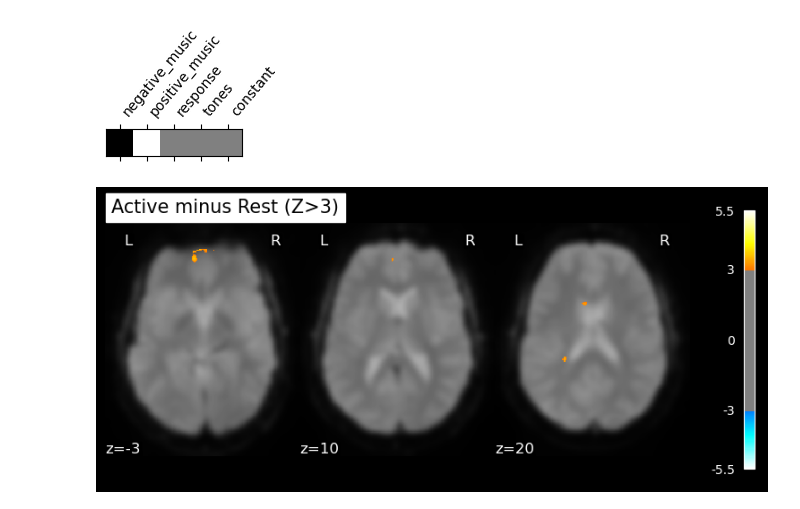
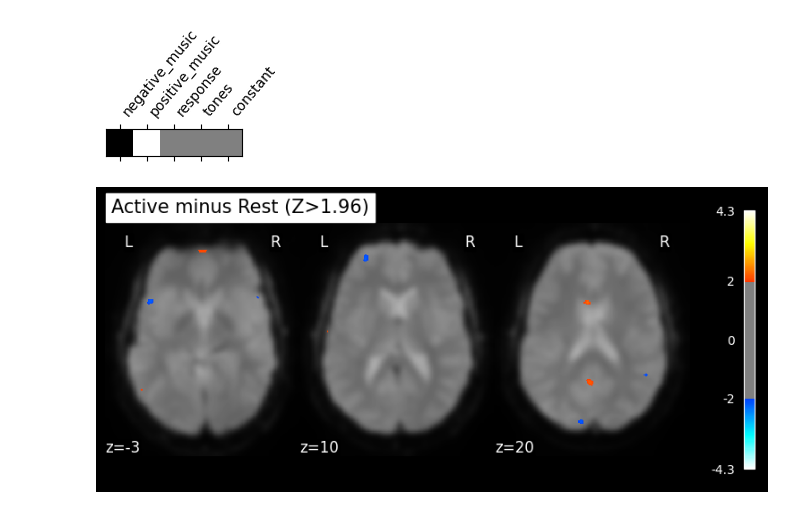
Before and after one commit to NicolasRR/NSSP, a Jupyter notebook: glm.ipynb, the cells around one changed output. Cells and saved outputs as stored; diff of their text form; code cells hidden in the pictures.

```diff
--- a/glm.ipynb
+++ b/glm.ipynb
@@ -73,4 +81,5 @@ for df in events_list:
 # %%
-data = fmri_img.dataobj[...,:105]
+# data = fmri_img.dataobj[...,:105*2]
 
-target_img = nib.Nifti1Image(data,fmri_img.affine, fmri_img.header)
+# target_img = nib.Nifti1Image(data,fmri_img.affine, fmri_img.header)
+# del fmri_img
@@ -88,7 +87,7 @@ fsleyesDisplay.resetOverlays()
 import json
 
 # Load JSON data from a file
-with open("./task-music_bold.json", 'r') as file:
+with open(sample_path+"/task-music_bold.json", 'r') as file:
     data = json.load(file)
 
 TR = data['RepetitionTime']
@@ -104,13 +100,11 @@ TR = data['RepetitionTime']
 from nilearn.glm.first_level import make_first_level_design_matrix, FirstLevelModel
 
 # Specify what sort of GLM we want (nature of the noise, repetition time of the data and other parameters)
-fmri_glm = FirstLevelModel(t_r=TR,
-                           noise_model='ar1',
-                           standardize=False,
-                           hrf_model='spm',
-                           drift_model=None,
-                           high_pass=.01)
+fmri_glm1 = FirstLevelModel(t_r=TR,
+                           **fmri_args
+                           )
 
 # Fit the model to our design and data
-fmri_glm = fmri_glm.fit(target_img, events_list[0])
+# fmri_glm = fmri_glm.fit(target_img, pd.concat(events_list[0:-1], ignore_index=True))
+fmri_glm1 = fmri_glm1.fit(fmri_img, events)
 # %% [output]
@@ -135,4 +127,4 @@ conditions = {
     trial_type[0]: np.array([0,1,0,0,0]),
     trial_type[1]:np.array([1,0,0,0,0])
 }
-active_minus_rest = conditions[trial_type[0]] - conditions[trial_type[1]]
+positive_minus_negative = conditions[trial_type[0]] - conditions[trial_type[1]]
@@ -152,19 +136,20 @@ plot_contrast_matrix(active_minus_rest, design_matrix=fmri_glm.design_matrices_[
 [figure]
 # %%
 import nibabel as nib
-z_map = fmri_glm.compute_contrast(active_minus_rest,
+z_map = fmri_glm1.compute_contrast(positive_minus_negative,
                                   output_type='z_score')
 
-nib.save(z_map, 'z_map_uncorrected.nii.gz')
+nib.save(z_map, op.join(fmaps,'z_map_uncorrected_v0.nii.gz'))
 from nilearn.plotting import plot_stat_map
 from nilearn.image import mean_img
-mean_img_ = mean_img(target_img),
-plot_stat_map(z_map, bg_img=mean_img_[0], threshold=3.0,
-              display_mode='z', cut_coords=[-3,10,20], black_bg=True,
-              title='Active minus Rest (Z>3)')
+mean_img_ = mean_img(fmri_img),
+threshold = 1.96
+plot_stat_map(z_map, bg_img=mean_img_[0], threshold=threshold,
+              display_mode='z', cut_coords=view, black_bg=True,
+              title=f'Active minus Rest (Z>{threshold})')
 plt.show()
 # %% [output]
-[figure, old version]
+[figure, new version]
 # %%
 from nilearn.glm.first_level.design_matrix import _make_drift
 
```
Also changed, not shown: parts of 38 cells of this notebook, 2 other files.
